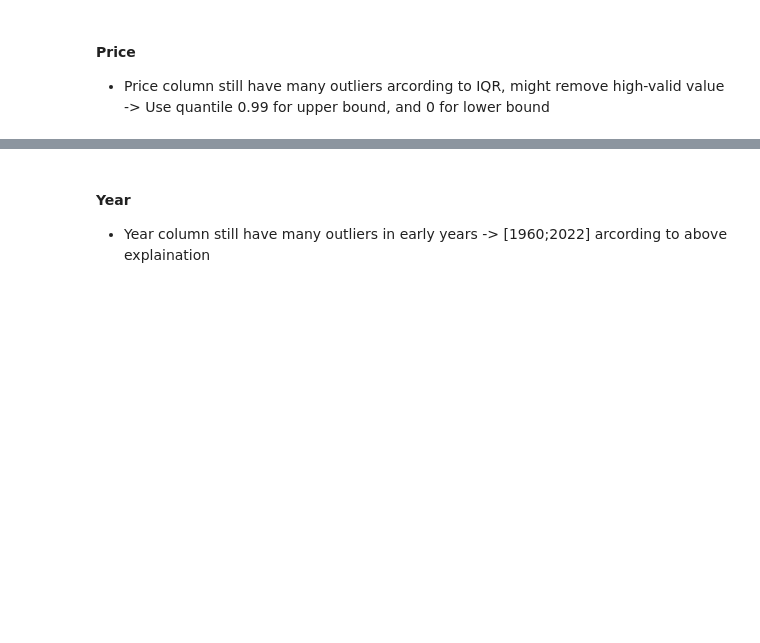
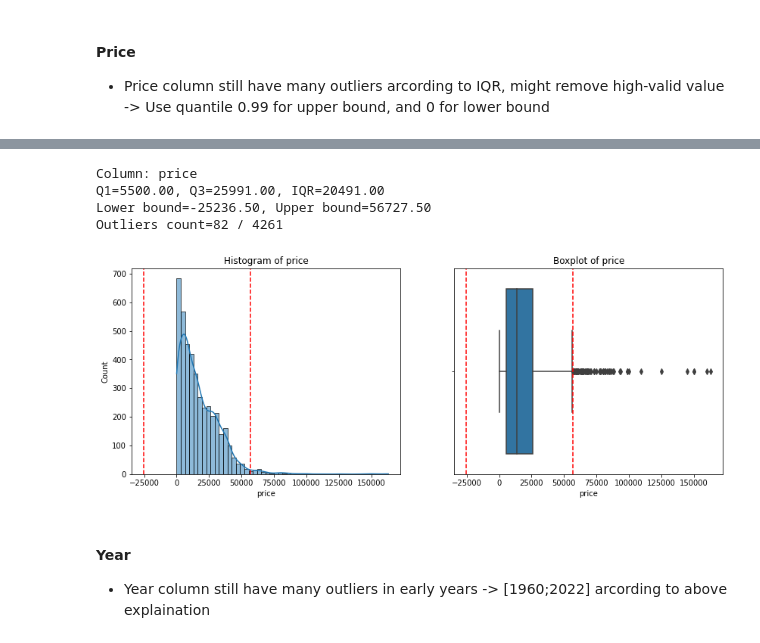
Before and after one commit to Hoaingocnguyen1/DSEB64A, a Jupyter notebook: car-price-prediction-with-pyspark.ipynb, the cells around one changed output, grey strips where cells are left out. Saved outputs shown, nothing was run; the diff lists cells and outputs as text; code cells hidden in the pictures; blank space fills up the shorter version.

```diff
--- a/car-price-prediction-with-pyspark.ipynb
+++ b/car-price-prediction-with-pyspark.ipynb
@@ -449,3 +484,11 @@ Duplicated rows: 8509
+# %%
+plot_outliers_iqr(df_sample, "price")
+# %% [output]
+Column: price
+Q1=5500.00, Q3=25991.00, IQR=20491.00
+Lower bound=-25236.50, Upper bound=56727.50
+Outliers count=82 / 4261
+[figure, added]
 # %% [markdown]
 #### Year
 * Year column still have many outliers in early years -> [1960;2022] arcording to above explaination
```
Also changed, not shown: parts of 36 cells of this notebook.
